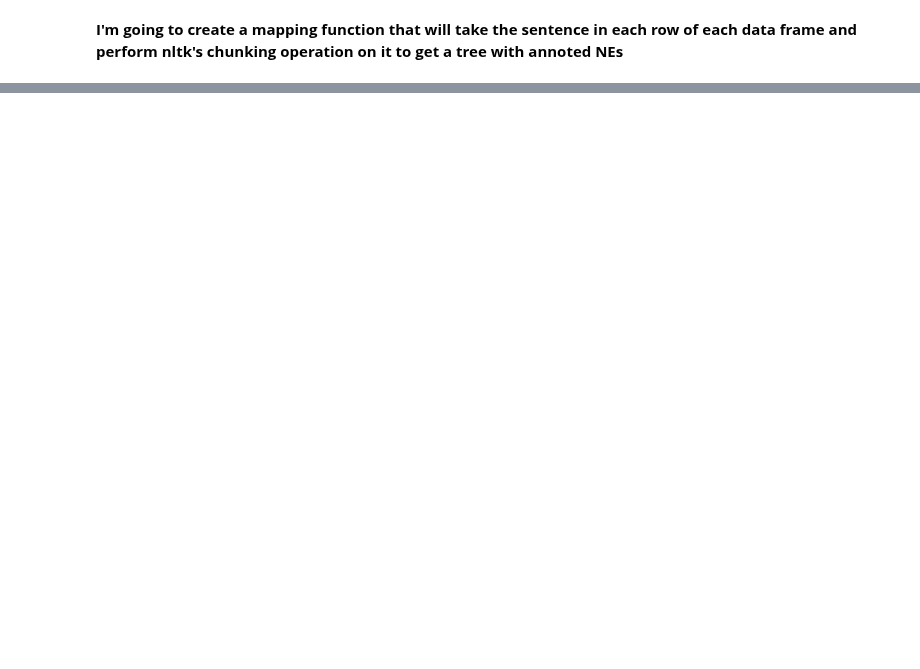
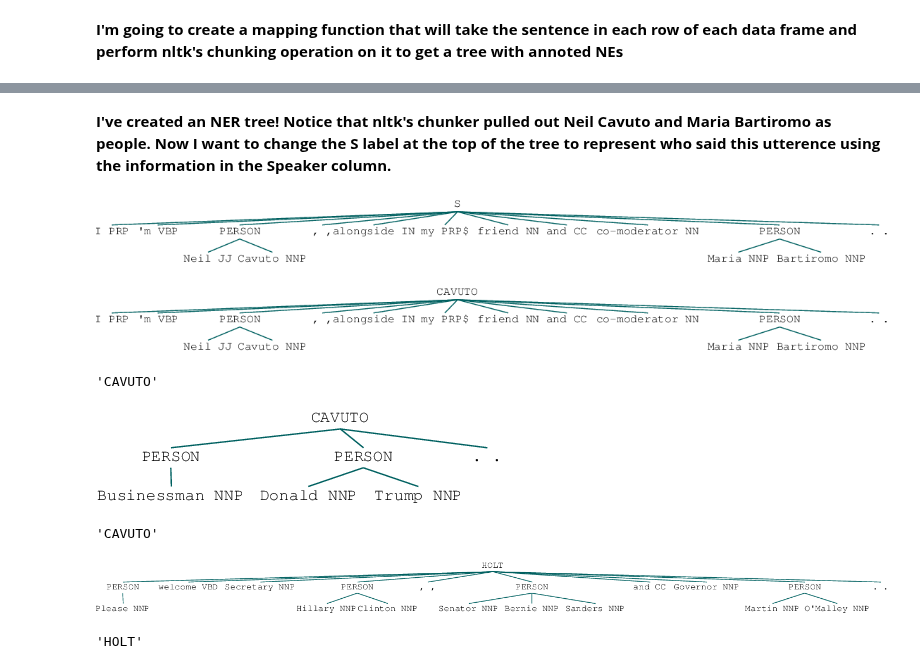
Before and after one commit to Data-Science-for-Linguists/2016-Debates-and-Referring-Expressions, a Jupyter notebook: NER_annotating.ipynb, the cells around one changed output, grey strips where cells are left out. Cells and saved outputs as stored; diff of their text form; code cells hidden in the pictures; blank space fills up the shorter version.

Commit message:
set of people

```diff
--- a/NER_annotating.ipynb
+++ b/NER_annotating.ipynb
@@ -20,6 +21,6 @@ import re
 # %%
 #Import the saved list of data frames I created in secondary_data_processing
 import pickle
-f = open('/Users/Paige/Documents/Data_Science/2016-Election-Project/data/Debates/csv/dataframes.p', 'rb')
+f = open('/Users/Paige/Documents/Data_Science/dataframes.p', 'rb')
 dataframes = pickle.load(f)
 f.close()
@@ -149,0 +34,2 @@ for x in org:
+# %%
+master_df = pd.concat(dataframes)
@@ -149,0 +54,2 @@ for x in org:
+# %%
+master_df['Tree']=master_df.Sents.map(get_tree)
@@ -149,0 +65,6 @@ for x in org:
+# %% [markdown]
+**I've created an NER tree! Notice that nltk's chunker pulled out Neil Cavuto and Maria Bartiromo as people. Now I want to change the S label at the top of the tree to represent who said this utterence using the information in the Speaker column.**
+# %%
+master_df.iloc[2][-1][0]
+# %% [output]
+[figure, added]
@@ -149,0 +75,26 @@ for x in org:
+# %%
+master_df.iloc[2]['Tree'][0]
+# %% [output]
+[figure, added]
+# %%
+master_df.iloc[2]['Speaker']
+# %% [output]
+'CAVUTO'
+# %%
+#Uh oh. The good news is the chunker got Trump's title- Businessman. The bad news is it's separated from the rest of his name. I'll have to fix that.
+master_df.iloc[8]['Tree'][0]
+# %% [output]
+[figure, added]
+# %%
+master_df.iloc[8]['Speaker']
+# %% [output]
+'CAVUTO'
+# %%
+#Again, it got Hillary Clinton and Martin O'Malley, but missed Secretary and Governor, but it DID get Senator Bernie Sanders
+master_df.iloc[1603]['Tree'][0]
+# %% [output]
+[figure, added]
+# %%
+master_df.iloc[1603]['Speaker']
+# %% [output]
+'HOLT'
```
Also changed, not shown: parts of 45 cells of this notebook.
